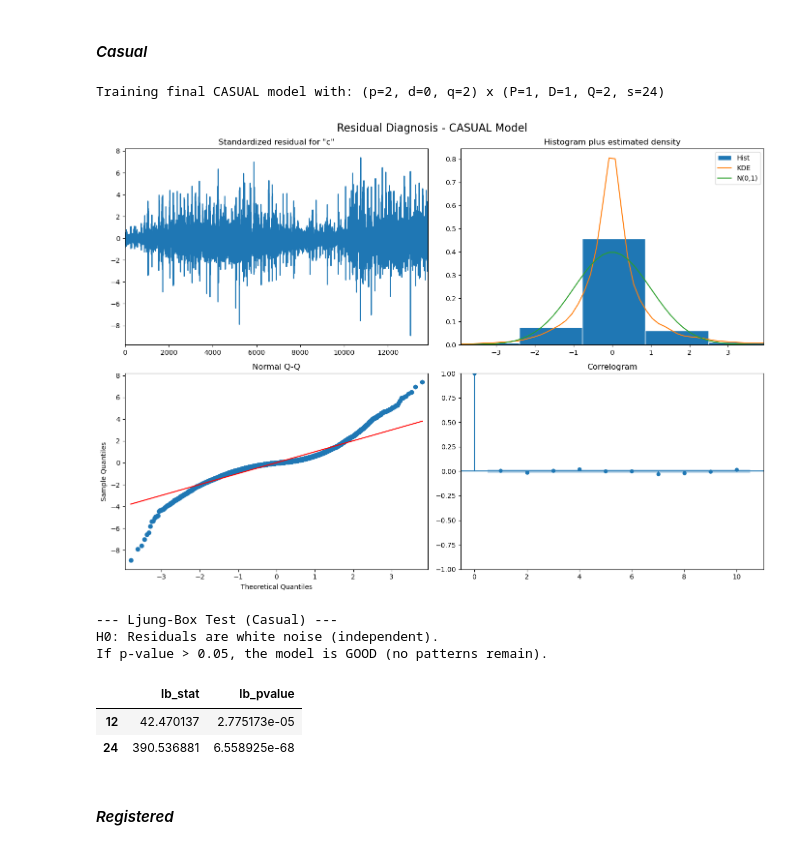
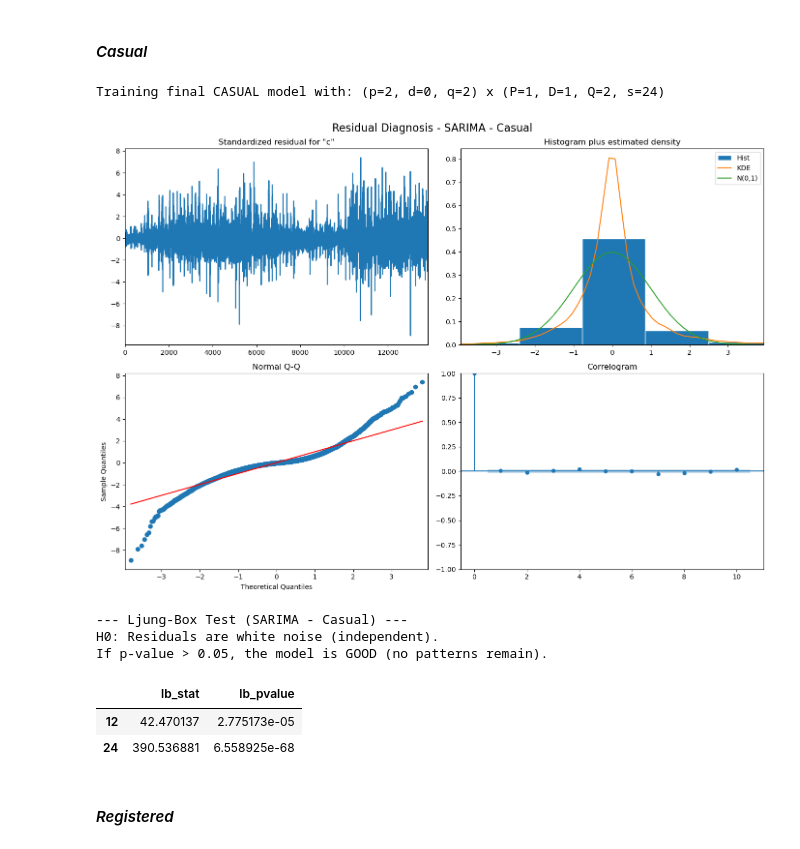
Before and after one commit to ikeiba/bike-sharing-time-series, a Jupyter notebook: project_submission/sarima_sarimax.ipynb, the cells around one changed output. Cells and saved outputs as stored; diff of their text form; code cells hidden in the pictures.

```diff
--- a/project_submission/sarima_sarimax.ipynb
+++ b/project_submission/sarima_sarimax.ipynb
@@ -168,14 +249,6 @@ This means that we already have the D parameter for both time series, D = 1
 # %% [markdown]
 ### Applying AIC (Grid Search) --> p,q,P,Q
 # %%
-import pandas as pd
-from typing import Union
-from itertools import product
-from tqdm.notebook import tqdm
-from statsmodels.tsa.statespace.sarimax import SARIMAX
-import warnings
-from joblib import Parallel, delayed # NEW: Multiprocessing library
-
 # Ignore convergence warnings
 warnings.filterwarnings("ignore")
 
@@ -196,7 +269,7 @@ def _fit_single_model(order, endog, d, D, s):
         # If it fails, returns None so we ignore it later
         return None
 
-def optimize_SARIMA_fast(endog: pd.Series, order_list: list, d: int, D: int, s: int, n_jobs: int = -1) -> pd.DataFrame:
+def optimize_SARIMA_fast(endog: pd.Series, order_list: list, d: int, D: int, s: int, n_jobs: int = 8) -> pd.DataFrame:
     """
     Optimizes SARIMA using multiprocessing.
     n_jobs = -1 means "Use absolutely all available CPU cores".
@@ -281,51 +354,21 @@ Launching 81 models in parallel...
 # %% [markdown]
 #### *Casual*
 # %%
-import matplotlib.pyplot as plt
-from statsmodels.stats.diagnostic import acorr_ljungbox
-import os
-os.environ["OMP_NUM_THREADS"] = "14"
-os.environ["OPENBLAS_NUM_THREADS"] = "14"
-os.environ["MKL_NUM_THREADS"] = "14"
-
 # 1. Retrieve the best parameters from the Grid Search for casual users
-# Replace these variables with the actual numbers that won in the table!
-best_p_casual, best_q_casual = 2, 2
-best_P_casual, best_Q_casual = 1, 2
+best_p_casual, best_q_casual, best_P_casual, best_Q_casual = result_casual_fast.iloc[0]['(p,q,P,Q)']
+best_p_casual, best_q_casual, best_P_casual, best_Q_casual = int(best_p_casual), int(best_q_casual), int(best_P_casual), int(best_Q_casual)
 
 print(f"Training final CASUAL model with: (p={best_p_casual}, d=0, q={best_q_casual}) x (P={best_P_casual}, D=1, Q={best_Q_casual}, s=24)")
 
 # 2. Train the final model
-model_casual_final = SARIMAX(
-    y_casual_train,
-    order=(best_p_casual, 0, best_q_casual),
-    seasonal_order=(best_P_casual, 1, best_Q_casual, 24),
-    simple_differencing=False,
-    enforce_stationarity=False,
-    enforce_invertibility=False
-)
-fit_casual_final = model_casual_final.fit(disp=True)
+fit_casual_final = train_sarima_model(y_casual_train, best_p_casual, 0, best_q_casual, best_P_casual, 1, best_Q_casual, 24)
 
 # 3. Qualitative Diagnosis (The 4 plots)
-fig = fit_casual_final.plot_diagnostics(figsize=(14, 10))
-fig.suptitle('Residual Diagnosis - CASUAL Model', fontsize=16)
-plt.tight_layout()
-plt.show()
-
-# 4. Quantitative Diagnosis (Ljung-Box Test)
-# We look up to lag 24 because that is our daily cycle
-residuals_casual = fit_casual_final.resid
-
-# dropna() is important because when applying D=1 we lose the first 24 residuals
-lb_test_casual = acorr_ljungbox(residuals_casual.dropna(), lags=[12, 24])
-print("\n--- Ljung-Box Test (Casual) ---")
-print("H0: Residuals are white noise (independent).")
-print("If p-value > 0.05, the model is GOOD (no patterns remain).")
-display(lb_test_casual)
+residual_analysis(fit_casual_final, "SARIMA - Casual")
 # %% [output]
 Training final CASUAL model with: (p=2, d=0, q=2) x (P=1, D=1, Q=2, s=24)
-[figure, old version]
+[figure, new version]
---- Ljung-Box Test (Casual) ---
+--- Ljung-Box Test (SARIMA - Casual) ---
 H0: Residuals are white noise (independent).
 If p-value > 0.05, the model is GOOD (no patterns remain).
 |  | lb_stat | lb_pvalue |
```
Also changed, not shown: parts of 27 cells of this notebook.
